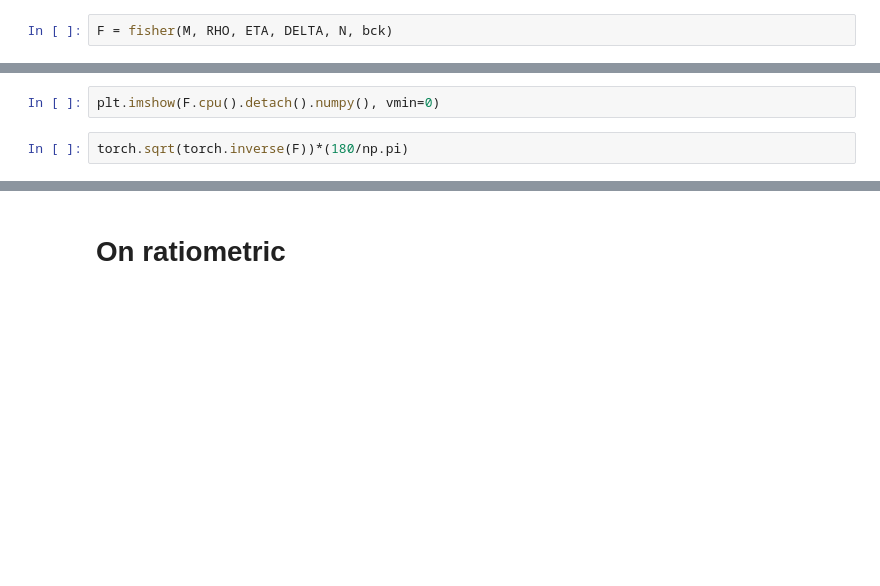
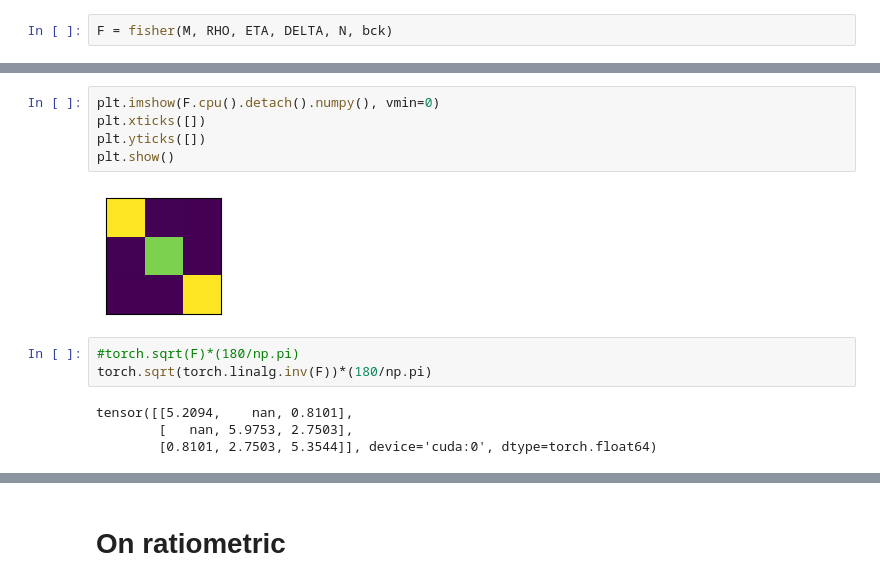
Before and after one commit to aautric/4polarMFM_these, a Jupyter notebook: MFM_fisher.ipynb, the cells around one changed output, grey strips where cells are left out. Saved outputs shown, nothing was run; the diff lists cells and outputs as text; blank space fills up the shorter version.

```diff
--- a/MFM_fisher.ipynb
+++ b/MFM_fisher.ipynb
@@ -109,7 +116,17 @@ print(F.cpu().detach().numpy())
 # %%
 plt.imshow(F.cpu().detach().numpy(), vmin=0)
+plt.xticks([])
+plt.yticks([])
+plt.show()
+# %% [output]
+[figure, added]
 # %%
-torch.sqrt(torch.inverse(F))*(180/np.pi)
+#torch.sqrt(F)*(180/np.pi)
+torch.sqrt(torch.linalg.inv(F))*(180/np.pi)
+# %% [output]
+tensor([[5.2094,    nan, 0.8101],
+        [   nan, 5.9753, 2.7503],
+        [0.8101, 2.7503, 5.3544]], device='cuda:0', dtype=torch.float64)
 # %%
 S = torch.inverse(F)
 s = torch.diagonal(S)
```
Also changed, not shown: parts of 21 cells of this notebook, 22 other files.
